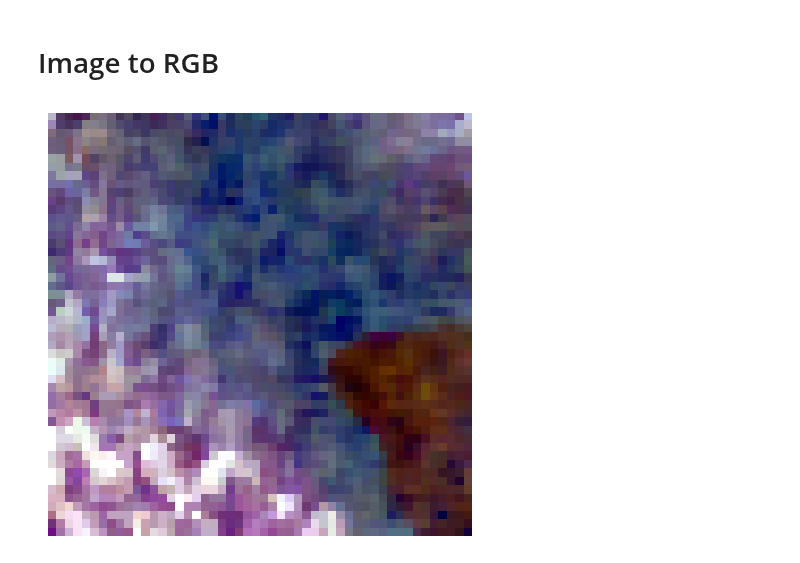
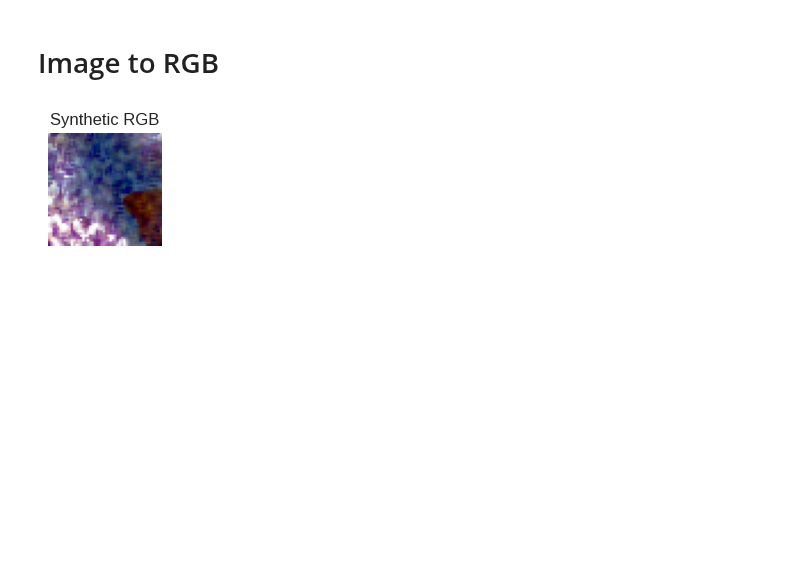
Before and after one commit to SolidusAbi/CLHU, a Jupyter notebook: notebooks/syntheticData.ipynb, the cells around one changed output. Saved outputs shown, nothing was run; the diff lists cells and outputs as text; code cells hidden in the pictures; blank space fills up the shorter version.

Commit message:
HySpecLab update, RMSE and figure test in synthetic dataset

```diff
--- a/notebooks/syntheticData.ipynb
+++ b/notebooks/syntheticData.ipynb
@@ -11,6 +11,8 @@ import torch.nn as nn
 import config
 
 plt.style.use('seaborn-v0_8')
+# %%
+result_path = os.path.join(config.RESULTS_PATH, 'syntheticData')
 # %%
 from torch.utils.data import Dataset
 from dataset import HSIDataset
@@ -24,7 +26,7 @@ class SyntheticDataset(HSIDataset):
         self.n_row, self.n_col , self.n_bands = data['nRow'].item(), data['nCol'].item(), data['nBand'].item()
         self.X = np.abs(data['Y'].T) # Because of the noise, there are negative values
         self.X = self.X.reshape(self.n_row, self.n_col, -1)
-        self.X = self.preprocessing(self.X).reshape(-1, self.X.shape[-1]) # (nRow*nCol, nBand)
+        self.X = self.preprocessing(self.X, max_value=1).reshape(-1, self.X.shape[-1]) # (nRow*nCol, nBand)
 
         self.E = sio.loadmat(os.path.join(root_dir, "M.mat"))['M_avg'].T
         self.A = sio.loadmat(os.path.join(root_dir, "A.mat"))['A'].T
@@ -50,7 +52,7 @@ class SyntheticDataset(HSIDataset):
         return self.E
 
     def abundance(self):
-        return self.A.numpy().reshape(self.n_row, self.n_col, -1, order='F')
+        return self.A.numpy().reshape(self.n_row, self.n_col, -1)
 
     def image(self):
         return self.X.numpy().reshape(self.n_row, self.n_col, -1)
@@ -129,20 +132,25 @@ selected_bands = data['SlectBands'].squeeze()
 # %%
 from HSI2RGB import HSI2RGB
 
 # Use the D65 illuminant
 illuminant = 65
 
 # Do minor thresholding
-# threshold = 0.002
-threshold = 0.01
+threshold = 0.02
 X = dataset.image()
 (ydim, xdim, zdim) = X.shape
 
 # Reorder data so that each column holds the spectra of of one pixel
 HSI_data = np.reshape(X, [-1,zdim], order='F')
 rgb = HSI2RGB(selected_jasper_wv, HSI_data, xdim, ydim, illuminant, threshold)
+
+fig = plt.figure(figsize=(7,5))
+plt.subplot(3,4,1)
 plt.imshow(rgb)
 plt.axis('off')
+plt.title('Synthetic RGB')
 plt.show()
+
+fig.savefig(os.path.join(result_path, 'imgs/synthetic_rgb.png'), dpi=300, bbox_inches='tight')
 # %% [output]
-[figure, old version]
+[figure, new version]
```
Also changed, not shown: parts of 37 cells of this notebook.
